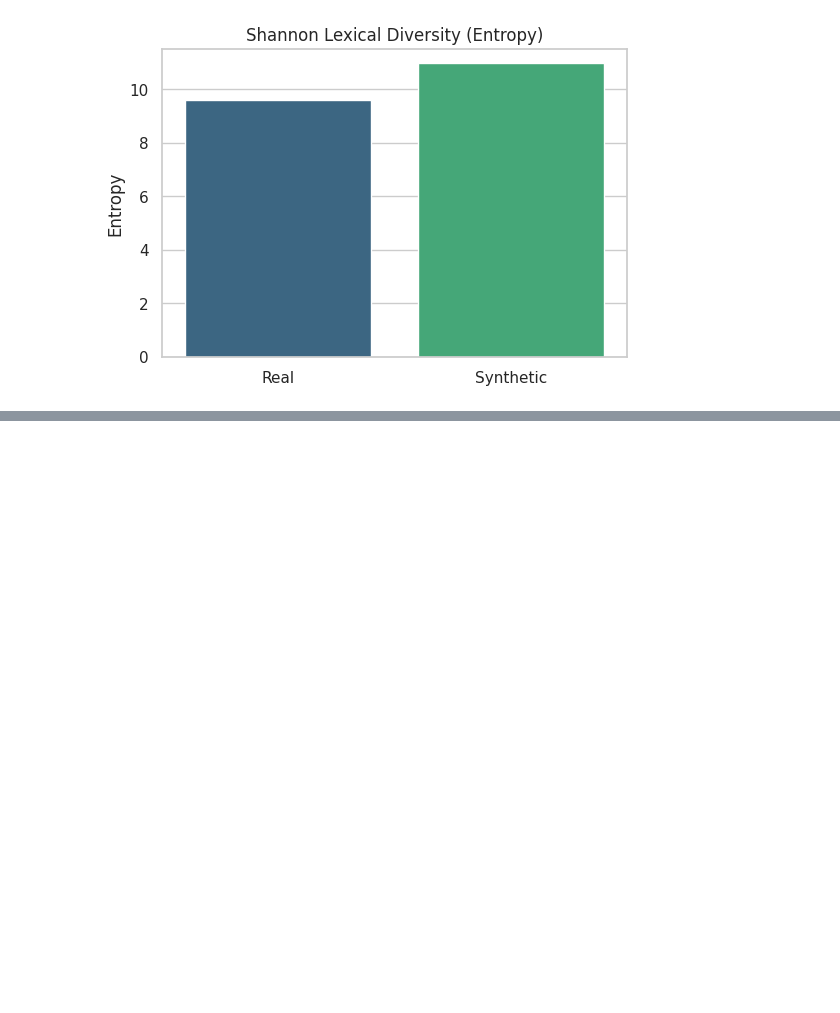
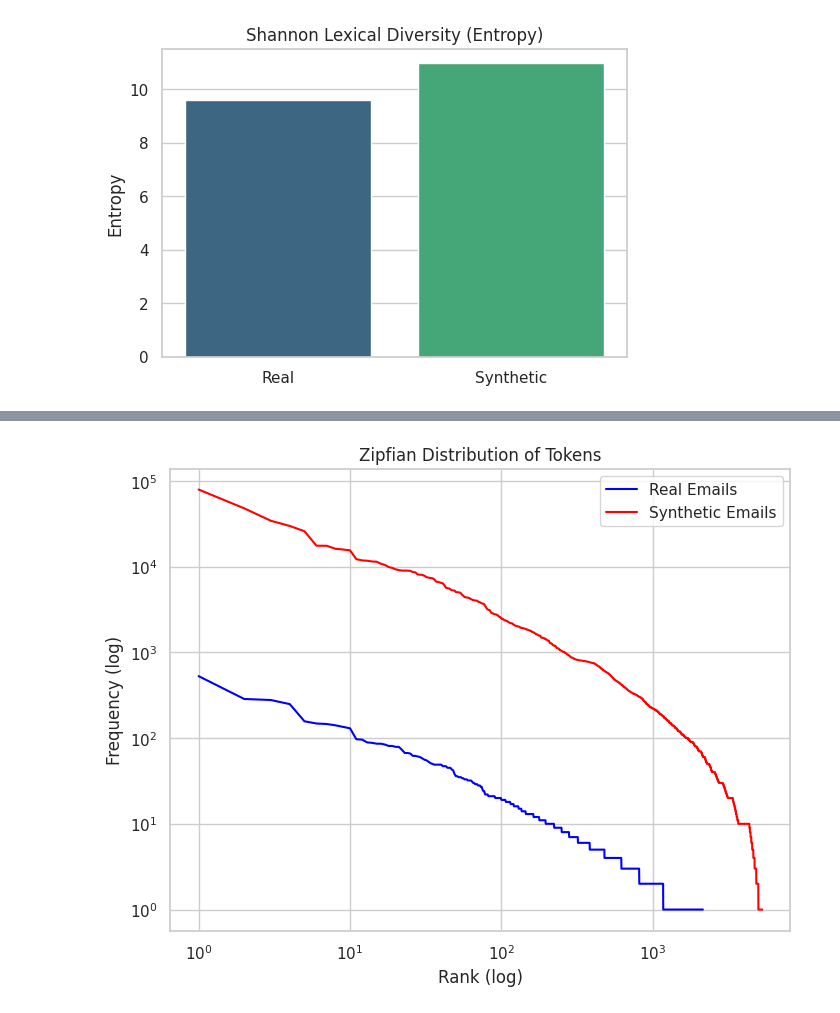
Before and after one commit to AnnaGhost2713/daia-eon, a Jupyter notebook: notebooks/2_synthetic_data_generation/03_evaluation.ipynb, the cells around one changed output, grey strips where cells are left out. Saved outputs shown, nothing was run; the diff lists cells and outputs as text; code cells hidden in the pictures; blank space fills up the shorter version.

```diff
--- a/notebooks/2_synthetic_data_generation/03_evaluation.ipynb
+++ b/notebooks/2_synthetic_data_generation/03_evaluation.ipynb
@@ -360,0 +368,77 @@ Passing `palette` without assigning `hue` is deprecated and will be removed in v
+# %%
+# --------- Shannon Lexical Diversity --------- PART 2
+# Reason: plotting a Zipfian distribution and calculating distinct-n ratios is a great complement to the Shannon lexical diversity metri
+# | Metric                | Tells You About…                     | Adds Value By…                      |
+# | --------------------- | ------------------------------------ | ----------------------------------- |
+# |   Shannon Diversity.  | Average information per token        | Global vocabulary richness          |
+# |   Zipf’s Law.         | Frequency-rank distribution of words | Revealing unnatural frequency skews |
+# |   Distinct-n Ratios.  | Ratio of unique n-grams to total     | Capturing lexical repetitiveness    |
+
+
+# ── Install & imports ───────────────────────────────────────────
+!pip install transformers --quiet
+
+import json
+import matplotlib.pyplot as plt
+from collections import Counter
+import numpy as np
+from transformers import AutoTokenizer
+
+# ── Config ──────────────────────────────────────────────────────
+REAL_PATH  = "/content/daia-eon/data/original/original_with_spans.json"
+SYNTH_PATH = "/content/daia-eon/data/synthetic/synthetic_mails_option_a.json"
+TEST_IDS = {
+    0, 142, 2, 3, 146, 145, 157, 165, 19, 18, 20, 166, 176, 177,
+    32, 34, 40, 45, 52, 57, 61, 65, 66, 70, 71, 73, 75, 78, 81,
+    96, 102, 105, 108, 109, 112, 115, 122, 129, 132, 134
+}
+TEST_FILES = {f"{i}.txt" for i in TEST_IDS}
+
+# ── Load data ───────────────────────────────────────────────────
+with open(REAL_PATH, encoding="utf-8") as fh:
+    real_data = json.load(fh)
+with open(SYNTH_PATH, encoding="utf-8") as fh:
+    synth_data = json.load(fh)
+
+real_texts = [r["text"] for r in real_data if r["file"] not in TEST_FILES]
+synth_texts = [r["text"] for r in synth_data]
+
+# ── Use HuggingFace tokenizer ──────────────────────────────────
+tokenizer = AutoTokenizer.from_pretrained("bert-base-german-cased")
+
+real_tokens  = [token for text in real_texts for token in tokenizer.tokenize(text.lower())]
+synth_tokens = [token for text in synth_texts for token in tokenizer.tokenize(text.lower())]
+
+# ── Zipf Plot ───────────────────────────────────────────────────
+def plot_zipf(tokens, label, color):
+    freqs = Counter(tokens)
+    ranks = np.arange(1, len(freqs)+1)
+    sorted_freqs = np.array(sorted(freqs.values(), reverse=True))
+    plt.plot(ranks, sorted_freqs, label=label, color=color)
+
+plt.figure(figsize=(8, 6))
+plot_zipf(real_tokens,  "Real Emails",     "blue")
+plot_zipf(synth_tokens, "Synthetic Emails", "red")
+plt.xscale("log")
+plt.yscale("log")
+plt.xlabel("Rank (log)")
+plt.ylabel("Frequency (log)")
+plt.title("Zipfian Distribution of Tokens")
+plt.legend()
+plt.grid(True)
+plt.show()
+
+# ── Distinct-n Ratios ───────────────────────────────────────────
+def distinct_n(tokens, n):
+    total = max(len(tokens) - n + 1, 1)
+    unique = len(set(tuple(tokens[i:i+n]) for i in range(len(tokens)-n+1)))
+    return unique / total
+
+for name, tokens in [("Real", real_tokens), ("Synthetic", synth_tokens)]:
+    d1 = distinct_n(tokens, 1)
+    d2 = distinct_n(tokens, 2)
+    d3 = distinct_n(tokens, 3)
+    print(f"📊 Distinct-n ({name}):")
+    print(f"   Dist-1: {d1:.4f}  | Dist-2: {d2:.4f}  | Dist-3: {d3:.4f}")
+# %% [output]
+[figure, added]
```
Also changed, not shown: parts of 7 cells of this notebook.
